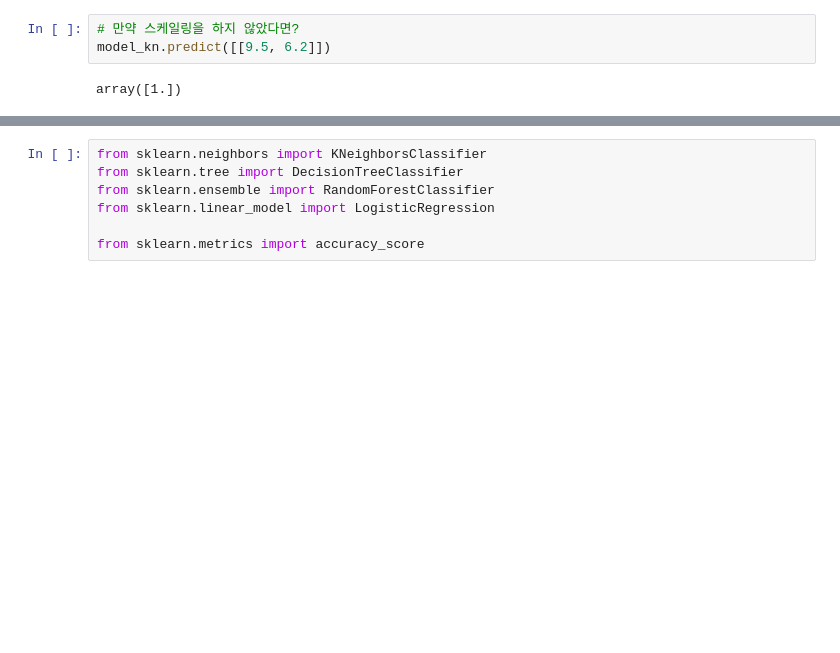
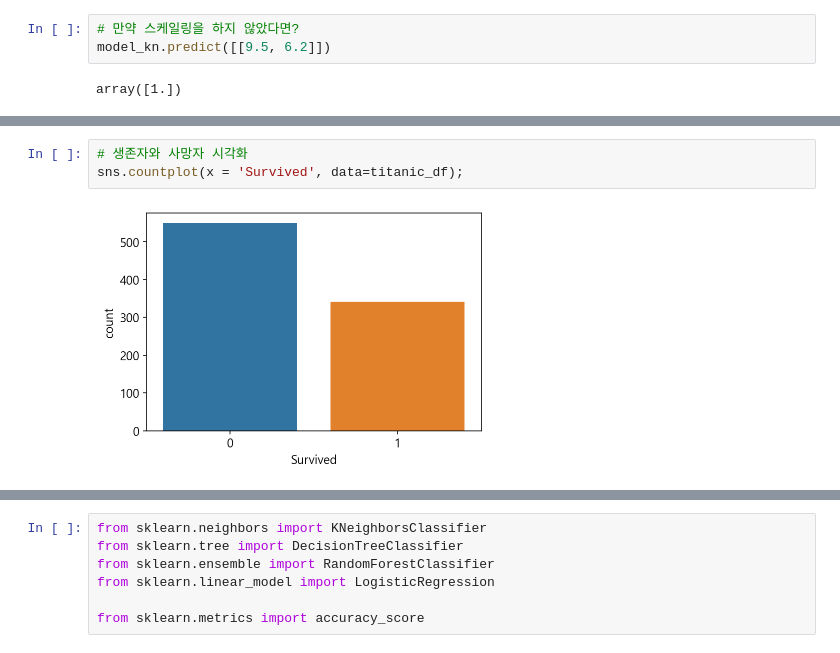
Before and after one commit to lima4/SKplanet-Tacademy, a Jupyter notebook: ML/ML_Basic4.ipynb, the cells around one changed output, grey strips where cells are left out. Saved outputs shown, nothing was run; the diff lists cells and outputs as text; blank space fills up the shorter version.

```diff
--- a/ML/ML_Basic4.ipynb
+++ b/ML/ML_Basic4.ipynb
@@ -186,0 +390,5 @@ array([1.])
+# %%
+# 생존자와 사망자 시각화
+sns.countplot(x = 'Survived', data=titanic_df);
+# %% [output]
+[figure, added]
```
Also changed, not shown: parts of 81 cells of this notebook, 2 other files.
